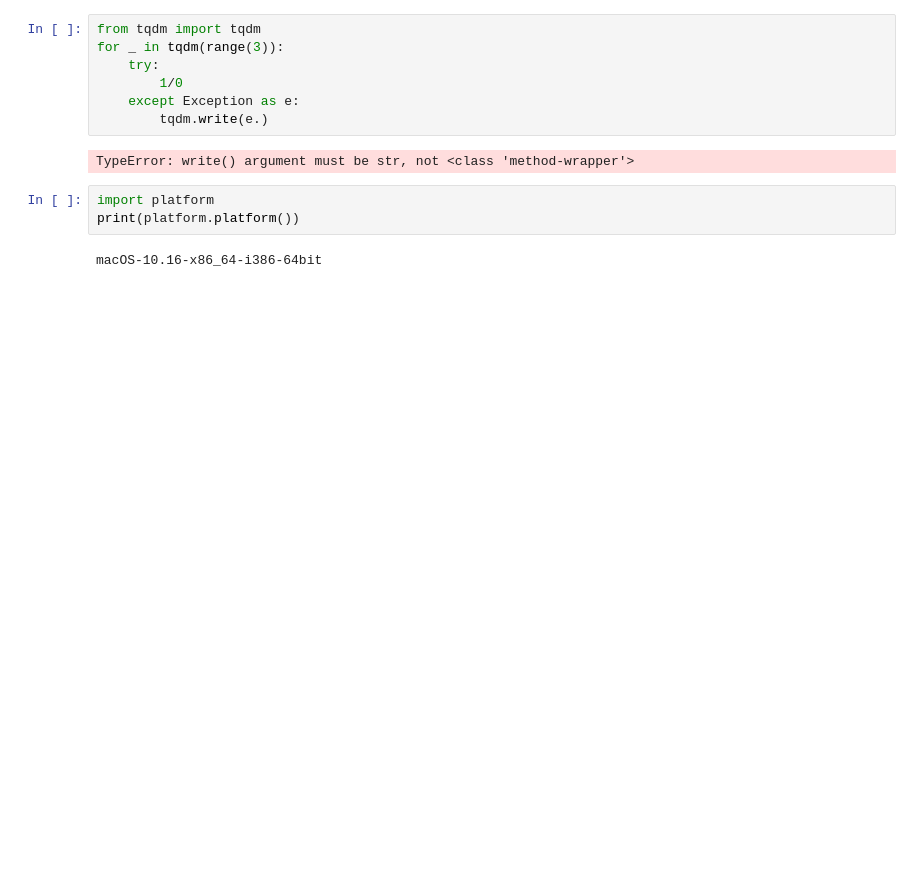
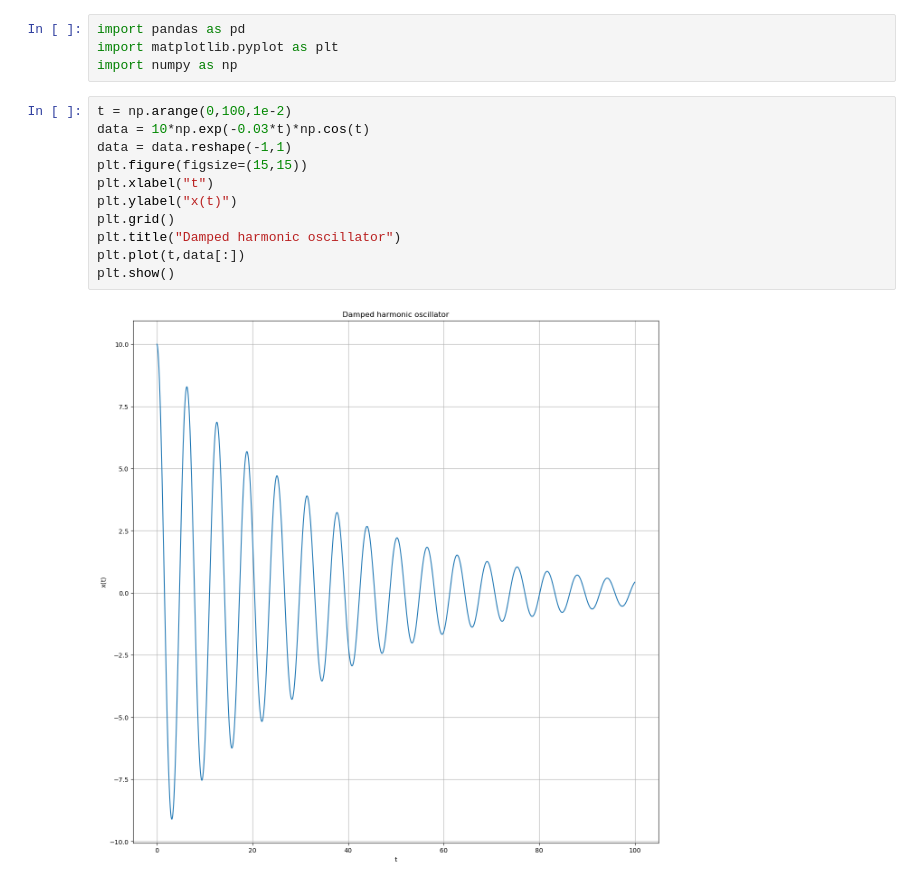
Before and after one commit to michelebanfi/chaotic-time-series-prediction, a Jupyter notebook: test.ipynb, the cells around one changed output. Cells and saved outputs as stored; diff of their text form; blank space fills up the shorter version.

Commit message:
harmonic

```diff
--- a/test.ipynb
+++ b/test.ipynb
@@ -1,14 +1,17 @@
-# %%
-from tqdm import tqdm
-for _ in tqdm(range(3)):
-    try:
-        1/0
-    except Exception as e:
-        tqdm.write(e.)
-# %% [output]
-TypeError: write() argument must be str, not <class 'method-wrapper'>
-# %%
-import platform
-print(platform.platform())
-# %% [output]
-macOS-10.16-x86_64-i386-64bit
+# %%
+import pandas as pd
+import matplotlib.pyplot as plt
+import numpy as np
+# %%
+t = np.arange(0,100,1e-2)
+data = 10*np.exp(-0.03*t)*np.cos(t)
+data = data.reshape(-1,1)
+plt.figure(figsize=(15,15))
+plt.xlabel("t")
+plt.ylabel("x(t)")
+plt.grid()
+plt.title("Damped harmonic oscillator")
+plt.plot(t,data[:])
+plt.show()
+# %% [output]
+[figure, added]
```
Also changed, not shown: 5 other files.
